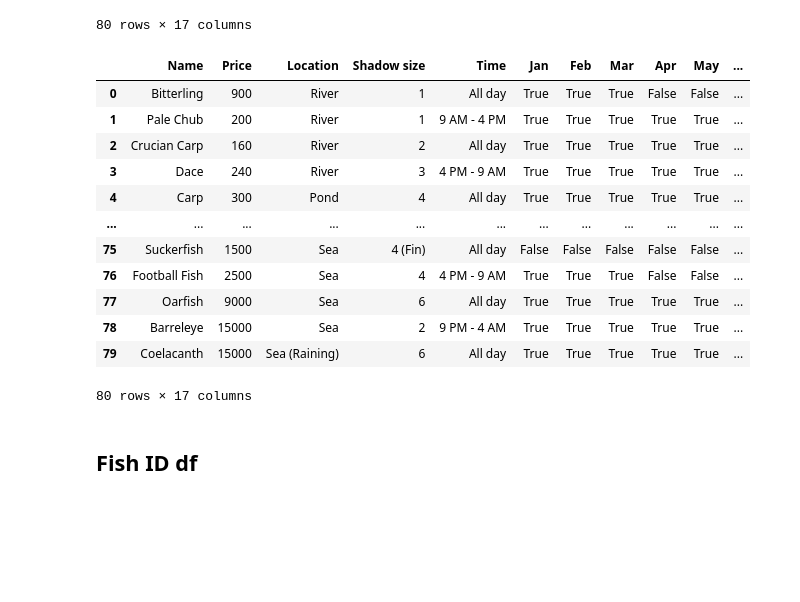
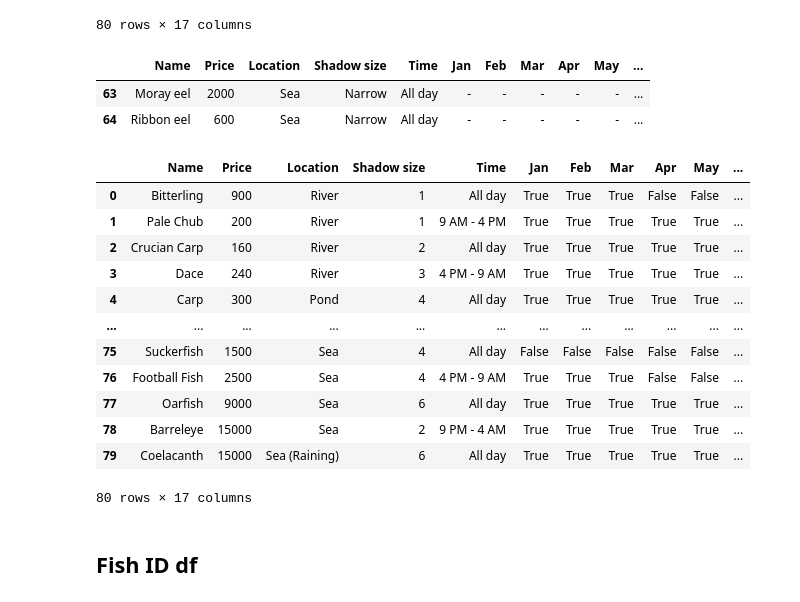
Before and after one commit to msadowski20/etl_project, a Jupyter notebook: Notebooks/fish.ipynb, the cells around one changed output. Drawn from its saved outputs; the diff is of its cells as text; code cells hidden in the pictures; blank space fills up the shorter version.

```diff
--- a/Notebooks/fish.ipynb
+++ b/Notebooks/fish.ipynb
@@ -49,35 +50,49 @@ df
 | 78 | Barreleye | 15000 | Sea | 2 | 9 PM - 4 AM | ✓ | ✓ | ✓ | ✓ | ✓ | ... |
 | 79 | Coelacanth | 15000 | Sea (Raining) | 6 | All day | ✓ | ✓ | ✓ | ✓ | ✓ | ... |
 80 rows × 17 columns
+# %%
+df.loc[df["Shadow size"]=='Narrow',:]
+# %% [output]
+|  | Name | Price | Location | Shadow size | Time | Jan | Feb | Mar | Apr | May | ... |
+| 63 | Moray eel | 2000 | Sea | Narrow | All day | - | - | - | - | - | ... |
+| 64 | Ribbon eel | 600 | Sea | Narrow | All day | - | - | - | - | - | ... |
 # %%
 # Replacing check marks with True and minus signs with False
 df["Jan"] = df["Jan"].replace("✓", True).replace("-", False)
 df["Feb"] = df["Feb"].replace("✓", True).replace("-", False)
 df["Mar"] = df["Mar"].replace("✓", True).replace("-", False)
 df["Apr"] = df["Apr"].replace("✓", True).replace("-", False)
 df["May"] = df["May"].replace("✓", True).replace("-", False)
 df["Jun"] = df["Jun"].replace("✓", True).replace("-", False)
 df["Jul"] = df["Jul"].replace("✓", True).replace("-", False)
 df["Aug"] = df["Aug"].replace("✓", True).replace("-", False)
 df["Sep"] = df["Sep"].replace("✓", True).replace("-", False)
 df["Oct"] = df["Oct"].replace("✓", True).replace("-", False)
 df["Nov"] = df["Nov"].replace("✓", True).replace("-", False)
 df["Dec"] = df["Dec"].replace("✓", True).replace("-", False)
 
 # Capitalizing the name column
 df["Name"] = df["Name"].str.title()
 
+#Renmaing cell values
+df['Name'] = [x.replace("Pop-Eyed","Pop-eyed").\
+              replace("Soft-Shelled","Soft-shelled") for x in df["Name"]]
+
+    ## replacing narrow with 1
+df['Shadow size'] = [x.replace(' (Fin)','').replace('Narrow','1') for x in df["Shadow size"]]
+
+
 # Displaying df
 df
 # %% [output]
 |  | Name | Price | Location | Shadow size | Time | Jan | Feb | Mar | Apr | May | ... |
 | 0 | Bitterling | 900 | River | 1 | All day | True | True | True | False | False | ... |
 | 1 | Pale Chub | 200 | River | 1 | 9 AM - 4 PM | True | True | True | True | True | ... |
 | 2 | Crucian Carp | 160 | River | 2 | All day | True | True | True | True | True | ... |
 | 3 | Dace | 240 | River | 3 | 4 PM - 9 AM | True | True | True | True | True | ... |
 | 4 | Carp | 300 | Pond | 4 | All day | True | True | True | True | True | ... |
 | ... | ... | ... | ... | ... | ... | ... | ... | ... | ... | ... | ... |
-| 75 | Suckerfish | 1500 | Sea | 4 (Fin) | All day | False | False | False | False | False | ... |
+| 75 | Suckerfish | 1500 | Sea | 4 | All day | False | False | False | False | False | ... |
 | 76 | Football Fish | 2500 | Sea | 4 | 4 PM - 9 AM | True | True | True | False | False | ... |
 | 77 | Oarfish | 9000 | Sea | 6 | All day | True | True | True | True | True | ... |
 | 78 | Barreleye | 15000 | Sea | 2 | 9 PM - 4 AM | True | True | True | True | True | ... |
```
Also changed, not shown: parts of 8 cells of this notebook, 2 other files.
